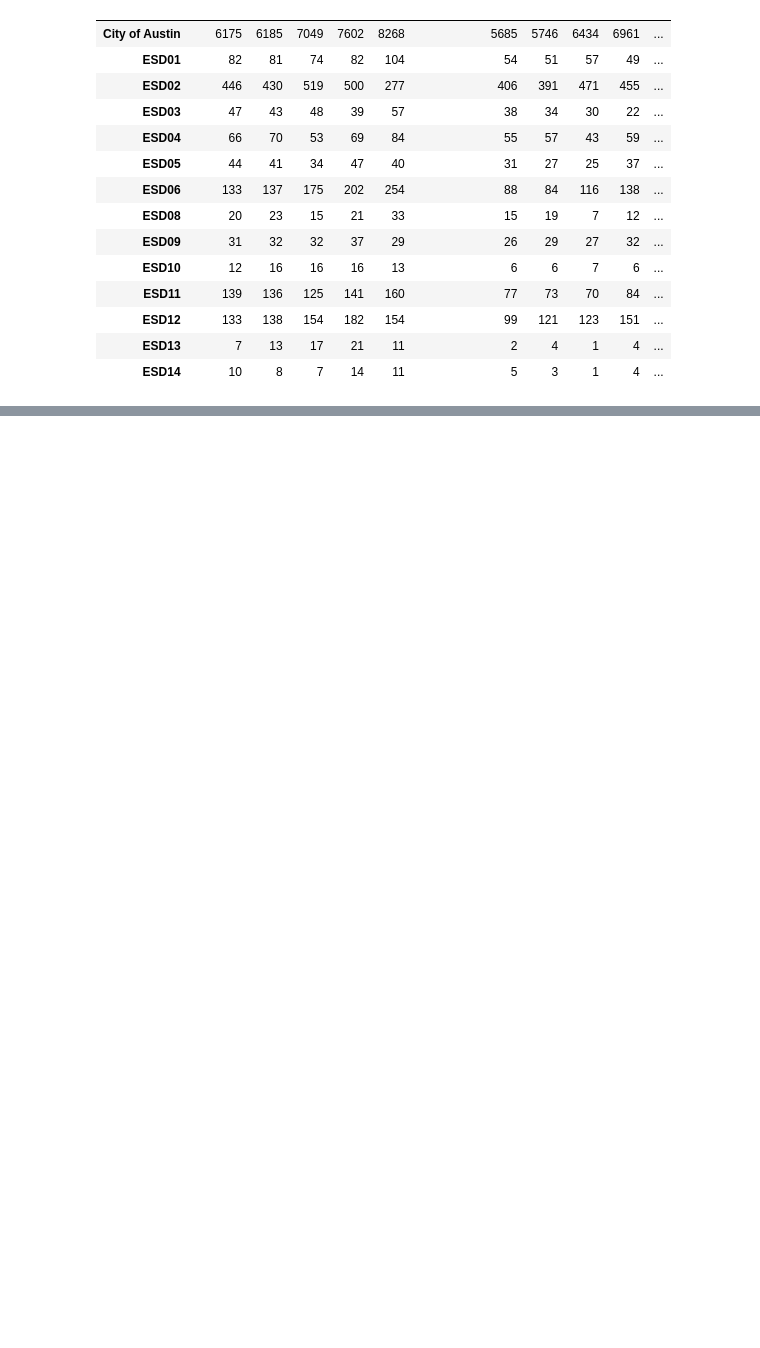
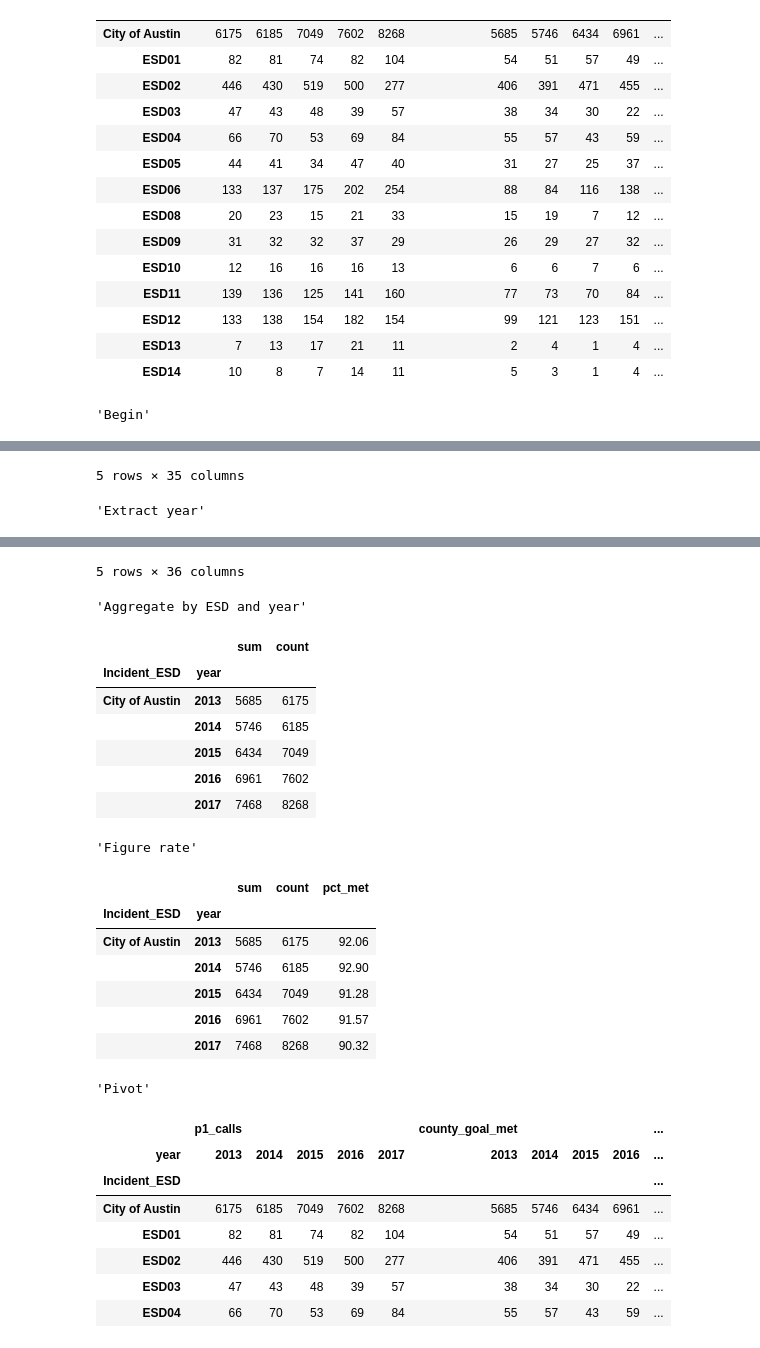
Before and after one commit to swkasica/2019-ems-analysis, a Jupyter notebook: analysis.ipynb, the cells around one changed output, grey strips where cells are left out. Saved outputs shown, nothing was run; the diff lists cells and outputs as text; code cells hidden in the pictures; blank space fills up the shorter version.

```diff
--- a/analysis.ipynb
+++ b/analysis.ipynb
@@ -145,3 +145,43 @@ esd_by_year
 | ESD12 | 133 | 138 | 154 | 182 | 154 | 99 | 121 | 123 | 151 | ... |
 | ESD13 | 7 | 13 | 17 | 21 | 11 | 2 | 4 | 1 | 4 | ... |
 | ESD14 | 10 | 8 | 7 | 14 | 11 | 5 | 3 | 1 | 4 | ... |
+# %%
+## Added by Steve. Let's break down that top cell into its intermediate representations
+from IPython.display import display
+out = lambda msg, df: display(msg, df.head())
+
+out('Begin', dat)
+
+esd_by_year = dat.assign(
+    year = pd.to_datetime(dat.Incident_Date).apply(lambda y: y.year)
+)
+
+out('Extract year', esd_by_year)
+
+esd_by_year = esd_by_year.groupby(['Incident_ESD','year'])[
+    'Response_Interval_Goal_Met (1=Y; " "=N)'
+].agg([sum,pd.Series.count])
+
+out('Aggregate by ESD and year', esd_by_year)
+
+esd_by_year = esd_by_year.assign(
+    pct_met = lambda x: (
+        100 * (x['sum'] / x['count'])
+    ).round(2))
+
+out('Figure rate', esd_by_year)
+
+esd_by_year = esd_by_year.rename(
+    columns = {
+        'sum': 'county_goal_met',
+        'count': 'p1_calls'
+    }
+).unstack()[[
+    'p1_calls',
+    'county_goal_met',
+    'pct_met'
+]]
+
+out('Pivot', esd_by_year)
+# %% [output]
+'Begin'
@@ -147,0 +194,2 @@ esd_by_year
+5 rows × 35 columns
+'Extract year'
@@ -147,0 +202,26 @@ esd_by_year
+5 rows × 36 columns
+'Aggregate by ESD and year'
+|  |  | sum | count |
+| Incident_ESD | year |  |  |
+| City of Austin | 2013 | 5685 | 6175 |
+|  | 2014 | 5746 | 6185 |
+|  | 2015 | 6434 | 7049 |
+|  | 2016 | 6961 | 7602 |
+|  | 2017 | 7468 | 8268 |
+'Figure rate'
+|  |  | sum | count | pct_met |
+| Incident_ESD | year |  |  |  |
+| City of Austin | 2013 | 5685 | 6175 | 92.06 |
+|  | 2014 | 5746 | 6185 | 92.90 |
+|  | 2015 | 6434 | 7049 | 91.28 |
+|  | 2016 | 6961 | 7602 | 91.57 |
+|  | 2017 | 7468 | 8268 | 90.32 |
+'Pivot'
+|  | p1_calls |  |  |  |  | county_goal_met |  |  |  | ... |
+| year | 2013 | 2014 | 2015 | 2016 | 2017 | 2013 | 2014 | 2015 | 2016 | ... |
+| Incident_ESD |  |  |  |  |  |  |  |  |  | ... |
+| City of Austin | 6175 | 6185 | 7049 | 7602 | 8268 | 5685 | 5746 | 6434 | 6961 | ... |
+| ESD01 | 82 | 81 | 74 | 82 | 104 | 54 | 51 | 57 | 49 | ... |
+| ESD02 | 446 | 430 | 519 | 500 | 277 | 406 | 391 | 471 | 455 | ... |
+| ESD03 | 47 | 43 | 48 | 39 | 57 | 38 | 34 | 30 | 22 | ... |
+| ESD04 | 66 | 70 | 53 | 69 | 84 | 55 | 57 | 43 | 59 | ... |
```
Also changed, not shown: parts of 1 cell of this notebook, 3 other files.
